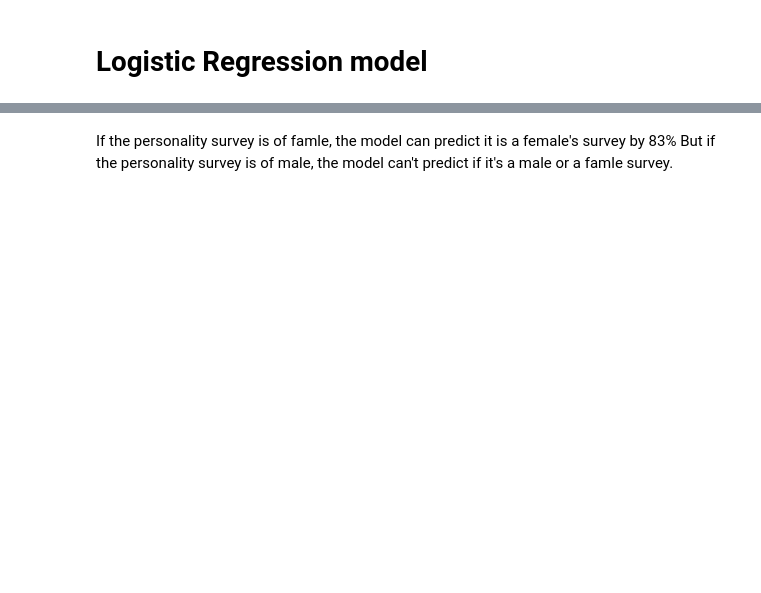
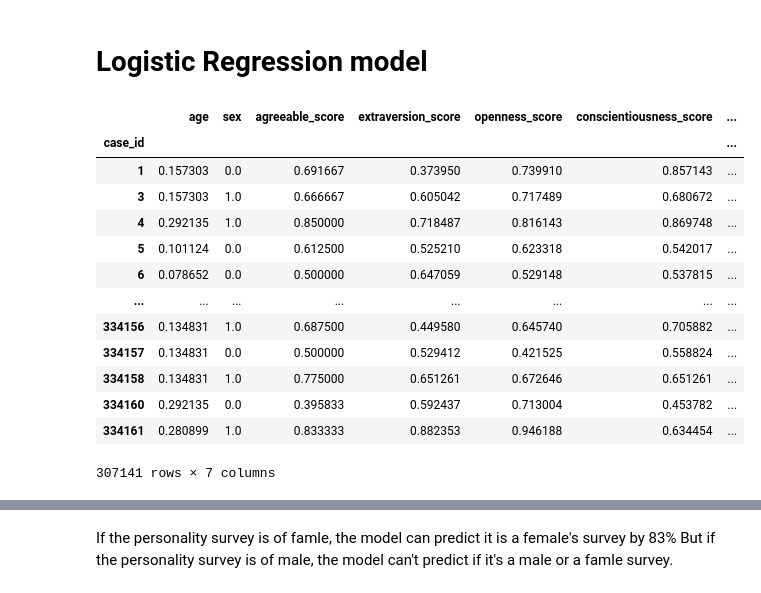
Before and after one commit to efratkohen/Big_five, a Jupyter notebook: Big Five.ipynb, the cells around one changed output, grey strips where cells are left out. Drawn from its saved outputs; the diff is of its cells as text; code cells hidden in the pictures; blank space fills up the shorter version.

Commit message:
add Logistic Regression model - explainability

```diff
--- a/Big Five.ipynb
+++ b/Big Five.ipynb
@@ -276,4 +372,28 @@ def split_df (target_name: str, data: pd.DataFrame):
     y = data[target_name].copy()
     X_train, X_test, y_train, y_test = train_test_split(X, y, test_size=0.2, random_state=42)
     return X_train, X_test, y_train, y_test
+# %%
+#prediction of sex without the country feature by LogisticRegression model
+data2 = data.drop('country', axis=1)
+#Normalize features
+scaler = MinMaxScaler()
+names = data2.columns
+d = scaler.fit_transform(data2)
+scaled_data2 = pd.DataFrame(d, index=data2.index, columns=names)
+scaled_data2
+# %% [output]
+|  | age | sex | agreeable_score | extraversion_score | openness_score | conscientiousness_score | ... |
+| case_id |  |  |  |  |  |  | ... |
+| 1 | 0.157303 | 0.0 | 0.691667 | 0.373950 | 0.739910 | 0.857143 | ... |
+| 3 | 0.157303 | 1.0 | 0.666667 | 0.605042 | 0.717489 | 0.680672 | ... |
+| 4 | 0.292135 | 1.0 | 0.850000 | 0.718487 | 0.816143 | 0.869748 | ... |
+| 5 | 0.101124 | 0.0 | 0.612500 | 0.525210 | 0.623318 | 0.542017 | ... |
+| 6 | 0.078652 | 0.0 | 0.500000 | 0.647059 | 0.529148 | 0.537815 | ... |
+| ... | ... | ... | ... | ... | ... | ... | ... |
+| 334156 | 0.134831 | 1.0 | 0.687500 | 0.449580 | 0.645740 | 0.705882 | ... |
+| 334157 | 0.134831 | 0.0 | 0.500000 | 0.529412 | 0.421525 | 0.558824 | ... |
+| 334158 | 0.134831 | 1.0 | 0.775000 | 0.651261 | 0.672646 | 0.651261 | ... |
+| 334160 | 0.292135 | 0.0 | 0.395833 | 0.592437 | 0.713004 | 0.453782 | ... |
+| 334161 | 0.280899 | 1.0 | 0.833333 | 0.882353 | 0.946188 | 0.634454 | ... |
+307141 rows × 7 columns
 # %%
```
Also changed, not shown: parts of 61 cells of this notebook.
